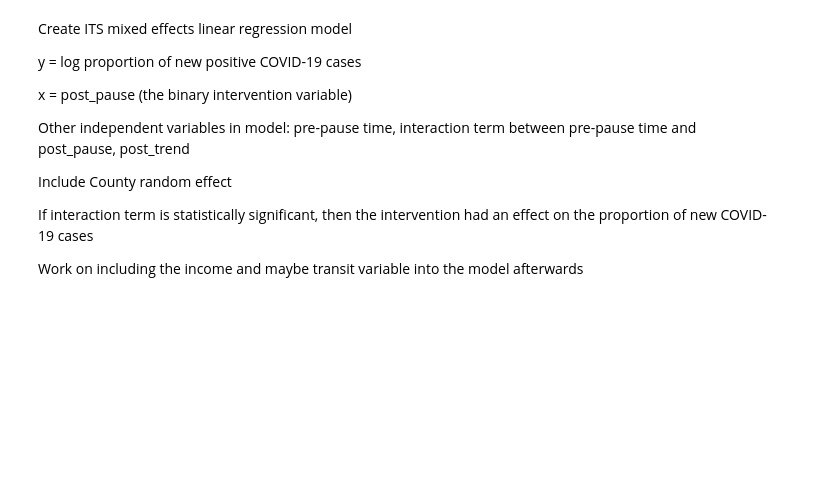
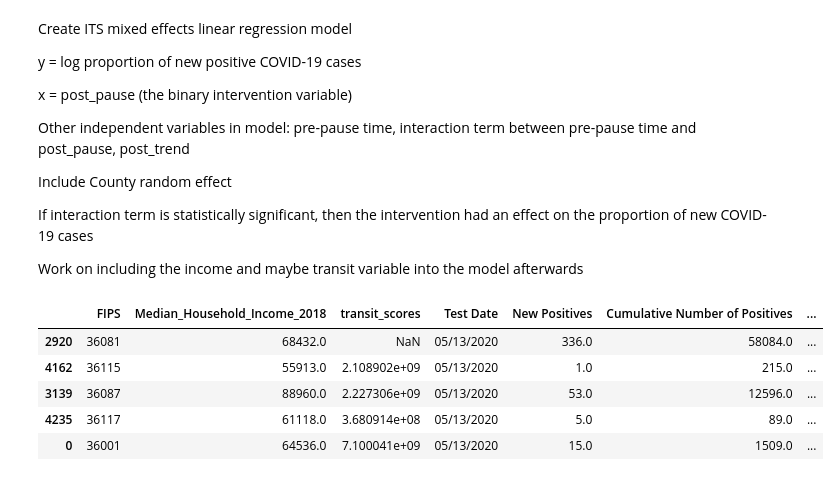
Before and after one commit to smruthiramesh/MIT_COVID-19_Datathon, a Jupyter notebook: final.ipynb, the cells around one changed output. Drawn from its saved outputs; the diff is of its cells as text; code cells hidden in the pictures; blank space fills up the shorter version.

```diff
--- a/final.ipynb
+++ b/final.ipynb
@@ -202,0 +222,14 @@ Work on including the income and maybe transit variable into the model afterward
+# %%
+df["Pre_Trend"] = df["Pre Trend"]
+# df["Post_Trend"] = df["Post Trend"]
+df["After_Order"] = df["After Order"]
+# %%
+df["Interaction_Term"] = df["After_Order"] * df["Pre_Trend"]
+df.tail()
+# %% [output]
+|  | FIPS | Median_Household_Income_2018 | transit_scores | Test Date | New Positives | Cumulative Number of Positives | ... |
+| 2920 | 36081 | 68432.0 | NaN | 05/13/2020 | 336.0 | 58084.0 | ... |
+| 4162 | 36115 | 55913.0 | 2.108902e+09 | 05/13/2020 | 1.0 | 215.0 | ... |
+| 3139 | 36087 | 88960.0 | 2.227306e+09 | 05/13/2020 | 53.0 | 12596.0 | ... |
+| 4235 | 36117 | 61118.0 | 3.680914e+08 | 05/13/2020 | 5.0 | 89.0 | ... |
+| 0 | 36001 | 64536.0 | 7.100041e+09 | 05/13/2020 | 15.0 | 1509.0 | ... |
```
Also changed, not shown: parts of 52 cells of this notebook, 2 other files.
